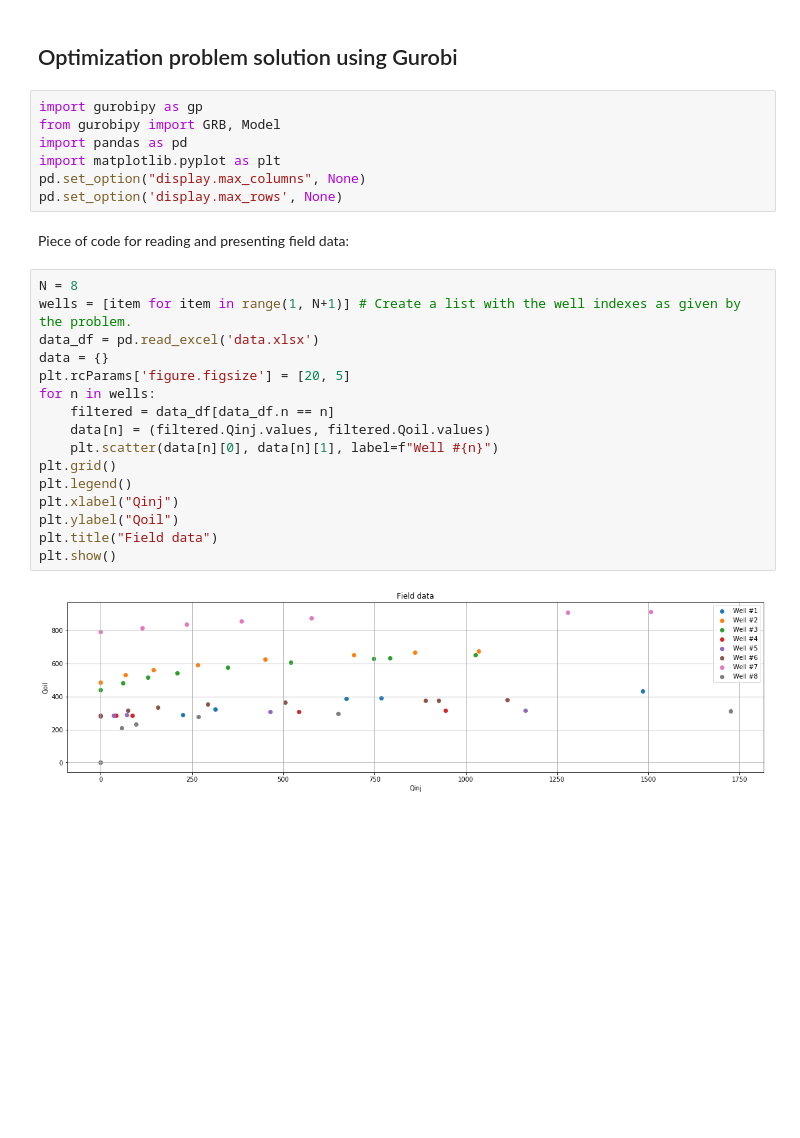
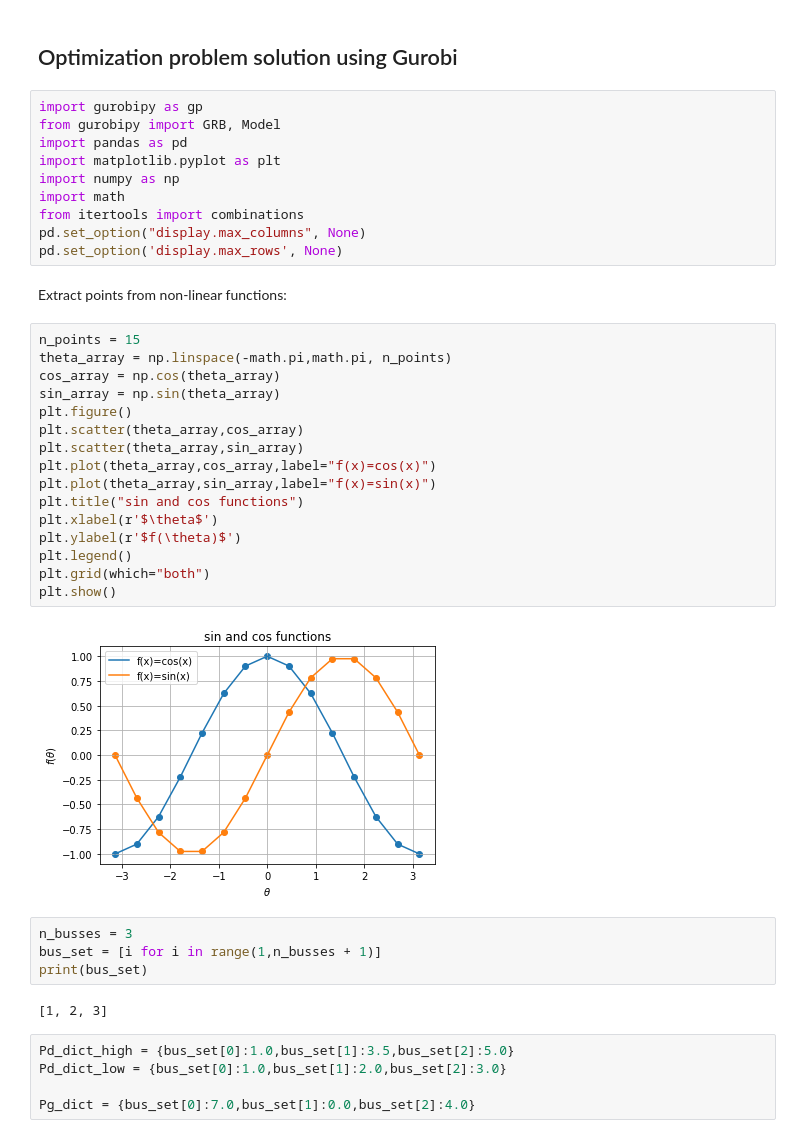
Before and after one commit to brunokiyoshi/power_system_optimization, a Jupyter notebook: power_system_optimization.ipynb, the cells around one changed output. Saved outputs shown, nothing was run; the diff lists cells and outputs as text; blank space fills up the shorter version.

Commit message:
Further steps in modelling the problem

```diff
--- a/power_system_optimization.ipynb
+++ b/power_system_optimization.ipynb
@@ -83,25 +73,39 @@ import gurobipy as gp
 from gurobipy import GRB, Model
 import pandas as pd
 import matplotlib.pyplot as plt
+import numpy as np
+import math
+from itertools import combinations
 pd.set_option("display.max_columns", None)
 pd.set_option('display.max_rows', None)
-# %% [markdown]
-Piece of code for reading and presenting field data:
-# %%
-N = 8
-wells = [item for item in range(1, N+1)] # Create a list with the well indexes as given by the problem.
-data_df = pd.read_excel('data.xlsx')
-data = {}
-plt.rcParams['figure.figsize'] = [20, 5]
-for n in wells:
-    filtered = data_df[data_df.n == n]
-    data[n] = (filtered.Qinj.values, filtered.Qoil.values)
-    plt.scatter(data[n][0], data[n][1], label=f"Well #{n}")
-plt.grid()
-plt.legend()
-plt.xlabel("Qinj")
-plt.ylabel("Qoil")
-plt.title("Field data")
-plt.show()
-# %% [output]
-[figure, removed]
+# %% [markdown]
+Extract points from non-linear functions:
+# %%
+n_points = 15
+theta_array = np.linspace(-math.pi,math.pi, n_points)
+cos_array = np.cos(theta_array)
+sin_array = np.sin(theta_array)
+plt.figure()
+plt.scatter(theta_array,cos_array)
+plt.scatter(theta_array,sin_array)
+plt.plot(theta_array,cos_array,label="f(x)=cos(x)")
+plt.plot(theta_array,sin_array,label="f(x)=sin(x)")
+plt.title("sin and cos functions")
+plt.xlabel(r'$\theta$')
+plt.ylabel(r'$f(\theta)$')
+plt.legend()
+plt.grid(which="both")
+plt.show()
+# %% [output]
+[figure, added]
+# %%
+n_busses = 3
+bus_set = [i for i in range(1,n_busses + 1)]
+print(bus_set)
+# %% [output]
+[1, 2, 3]
+# %%
+Pd_dict_high = {bus_set[0]:1.0,bus_set[1]:3.5,bus_set[2]:5.0}
+Pd_dict_low = {bus_set[0]:1.0,bus_set[1]:2.0,bus_set[2]:3.0}
+
+Pg_dict = {bus_set[0]:7.0,bus_set[1]:0.0,bus_set[2]:4.0}
```
Also changed, not shown: parts of 23 cells of this notebook.
